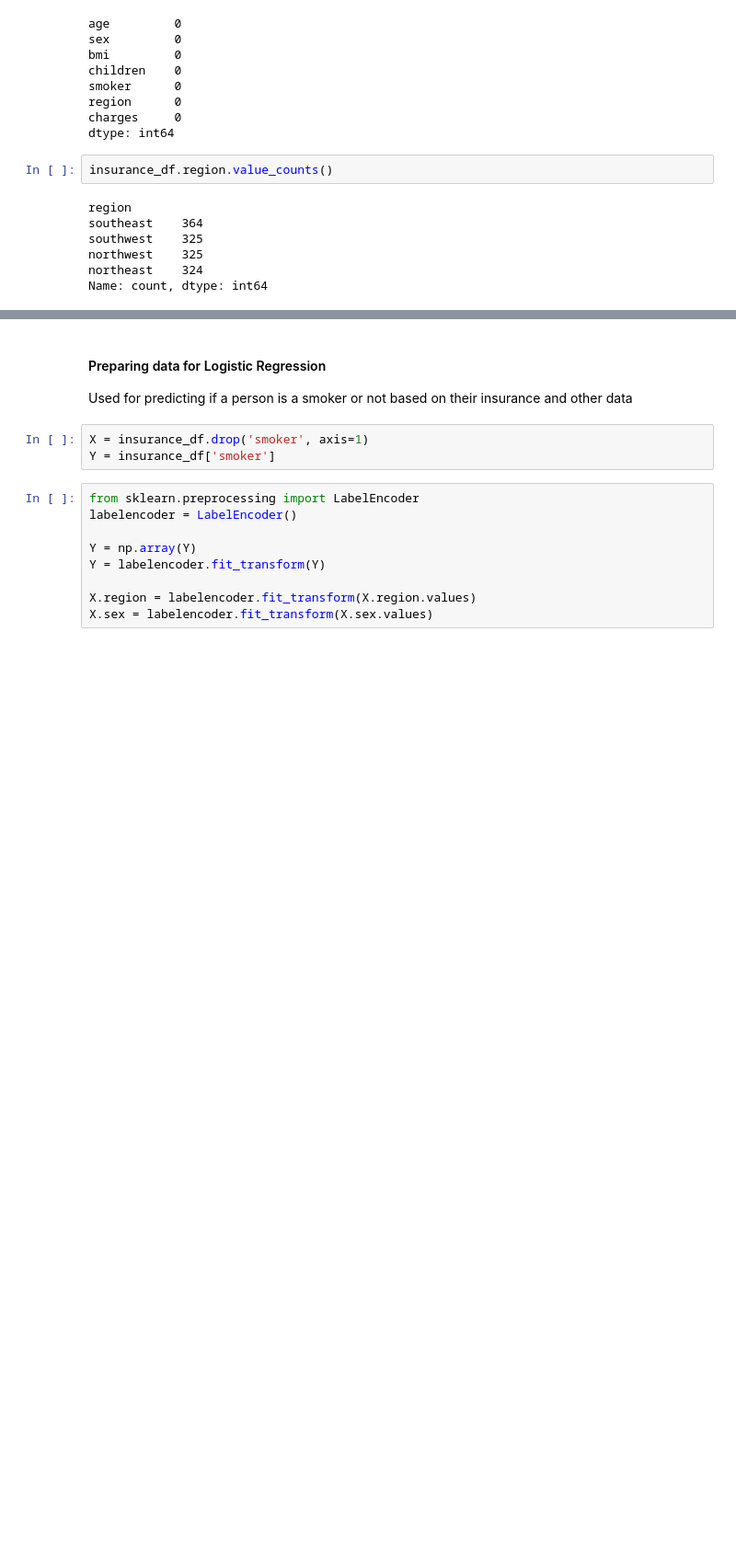
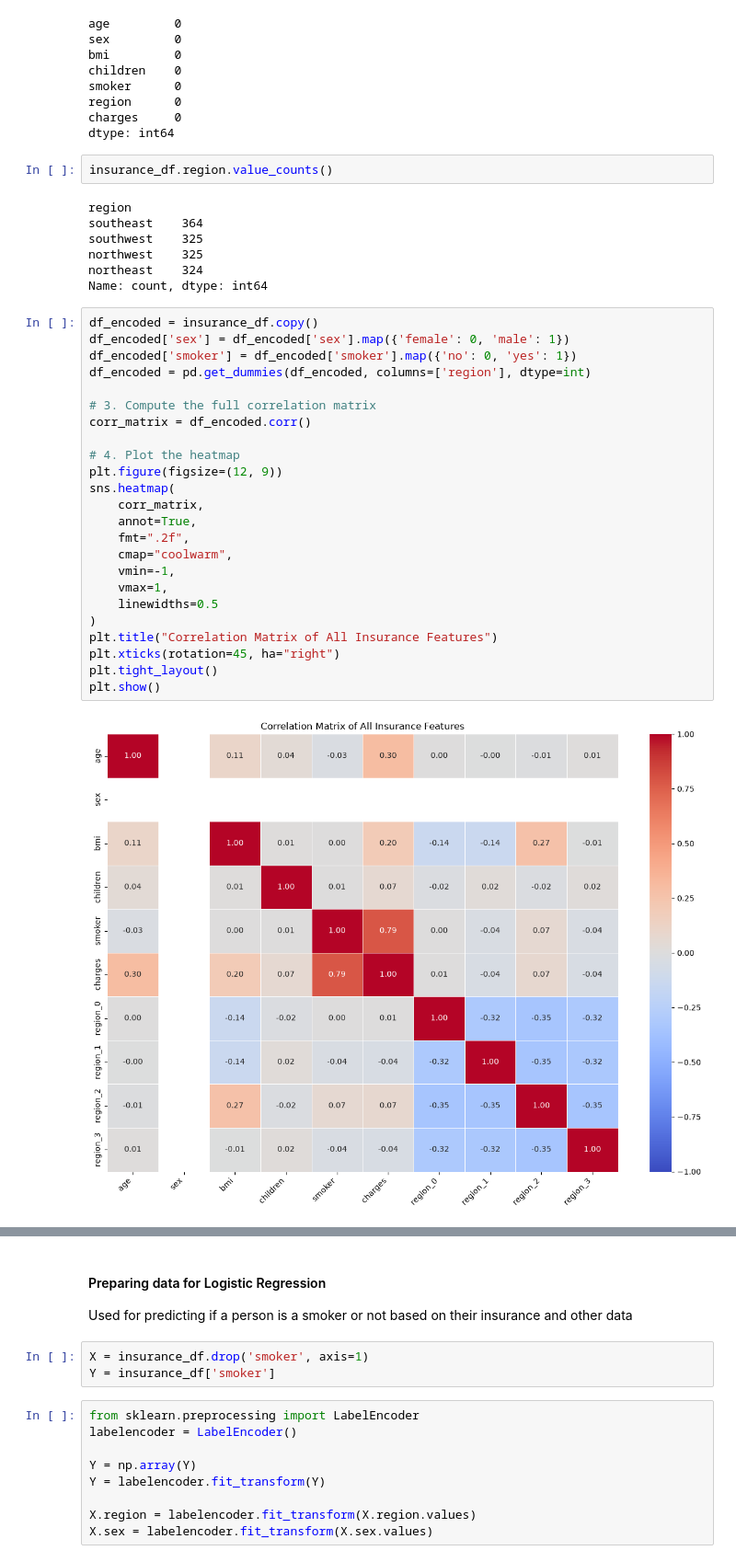
Before and after one commit to miguelestradam3/smoking_and_insurance, a Jupyter notebook: main.ipynb, the cells around one changed output, grey strips where cells are left out. Shown at 92% size. Drawn from its saved outputs; the diff is of its cells as text; blank space fills up the shorter version.

Commit message:
Added correlation matrix, importance of the features and coefficients

```diff
--- a/main.ipynb
+++ b/main.ipynb
@@ -106,6 +108,32 @@ southwest    325
 northwest    325
 northeast    324
 Name: count, dtype: int64
+# %%
+df_encoded = insurance_df.copy()
+df_encoded['sex'] = df_encoded['sex'].map({'female': 0, 'male': 1})
+df_encoded['smoker'] = df_encoded['smoker'].map({'no': 0, 'yes': 1})
+df_encoded = pd.get_dummies(df_encoded, columns=['region'], dtype=int)
+
+# 3. Compute the full correlation matrix
+corr_matrix = df_encoded.corr()
+
+# 4. Plot the heatmap
+plt.figure(figsize=(12, 9))
+sns.heatmap(
+    corr_matrix,
+    annot=True,
+    fmt=".2f",
+    cmap="coolwarm",
+    vmin=-1,
+    vmax=1,
+    linewidths=0.5
+)
+plt.title("Correlation Matrix of All Insurance Features")
+plt.xticks(rotation=45, ha="right")
+plt.tight_layout()
+plt.show()
+# %% [output]
+[figure, added]
 # %%
 sns.displot(insurance_df['children'], kde=False)
 plt.title("Number of children per person")
```
Also changed, not shown: parts of 14 cells of this notebook, 1 other file.
